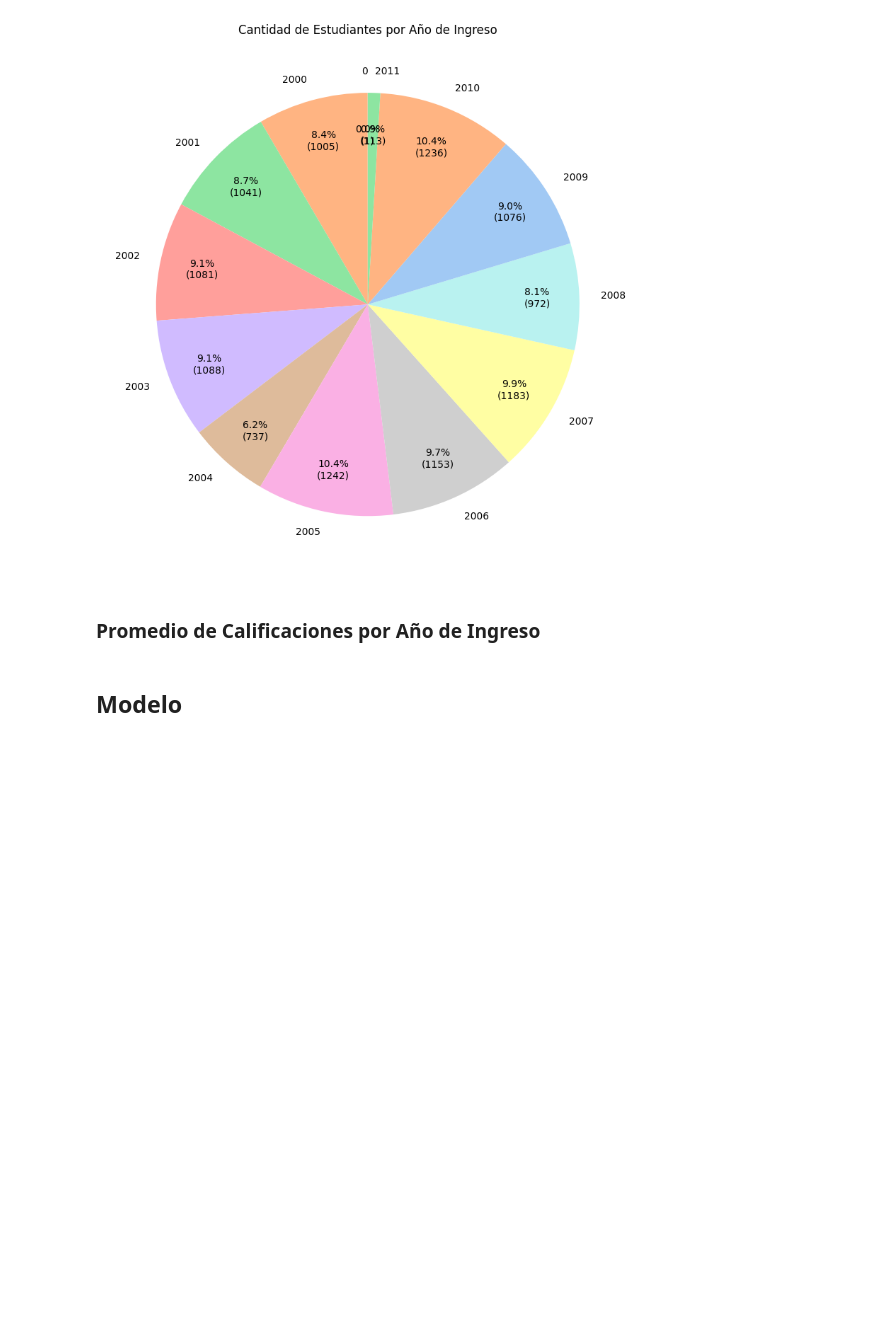
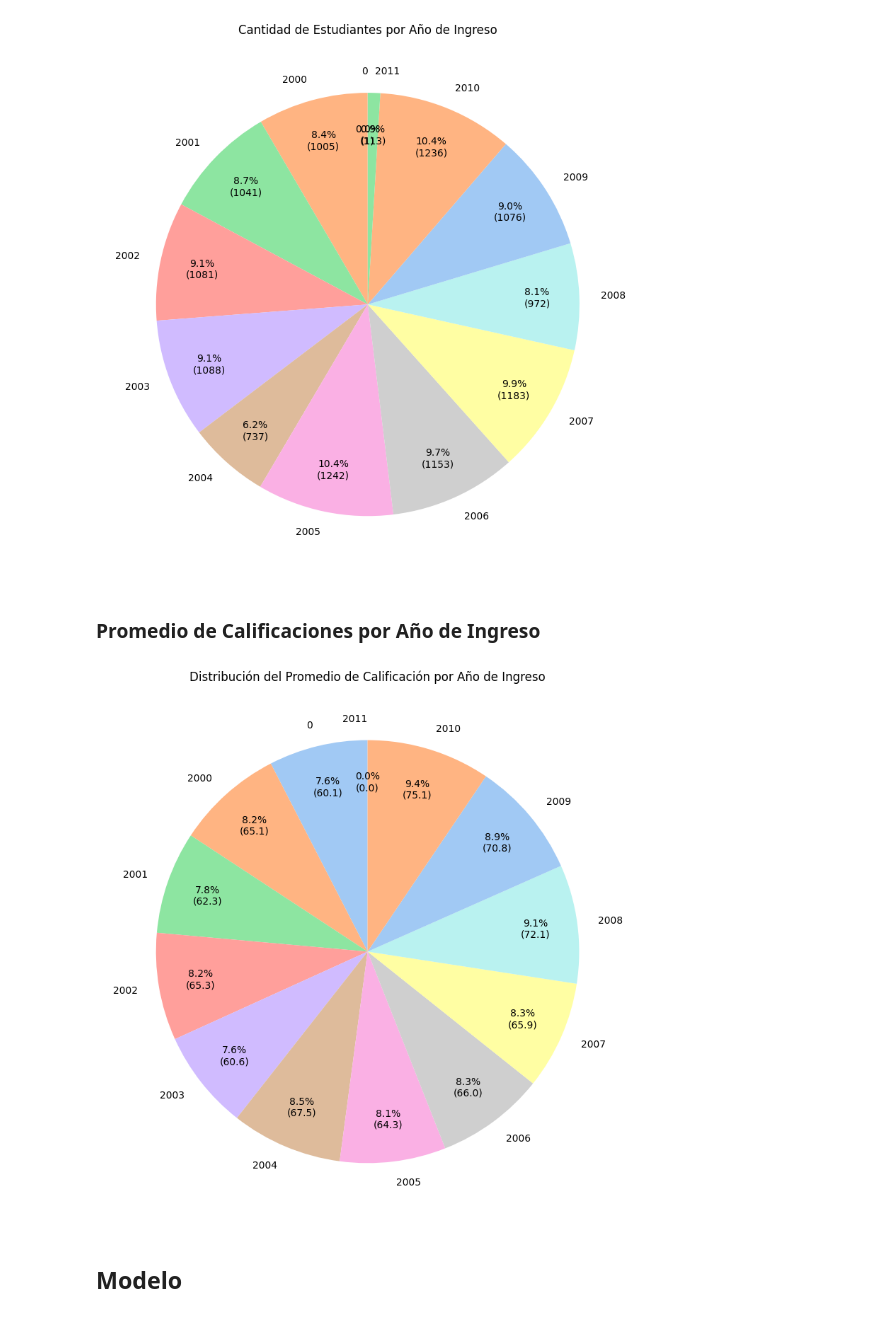
Before and after one commit to DerverG/Equipo-Celeste, a Jupyter notebook: Analisis.ipynb, the cells around one changed output. Drawn from its saved outputs; the diff is of its cells as text; code cells hidden in the pictures; blank space fills up the shorter version.

```diff
--- a/Analisis.ipynb
+++ b/Analisis.ipynb
@@ -678,20 +701,28 @@ plt.show()
 # %% [markdown]
 ### Promedio de Calificaciones por Año de Ingreso
 # %%
+# Calcular el promedio de calificaciones por año de ingreso
+promedio_por_anio_ingreso = df.groupby('year_ingreso')['promedio_calificacion'].mean().reset_index()
+
+# Redondear a 2 decimales para mejor visualización
+promedio_por_anio_ingreso['promedio_calificacion'] = promedio_por_anio_ingreso['promedio_calificacion'].round(2)
+
 # Gráfica de pastel del promedio de calificación por año de ingreso
 plt.figure(figsize=(8, 8))
 plt.pie(
     promedio_por_anio_ingreso['promedio_calificacion'],
     labels=promedio_por_anio_ingreso['year_ingreso'],
     autopct=lambda pct: f'{pct:.1f}%\n({pct * promedio_por_anio_ingreso["promedio_calificacion"].sum() / 100:.1f})',
     colors=sns.color_palette('pastel'),
     startangle=90,
     pctdistance=0.8,
     labeldistance=1.1
 )
 plt.title('Distribución del Promedio de Calificación por Año de Ingreso')
 plt.tight_layout()
 plt.show()
+# %% [output]
+[figure, added]
 # %% [markdown]
 ## Modelo
 # %% [markdown]
```
Also changed, not shown: parts of 2 cells of this notebook.
